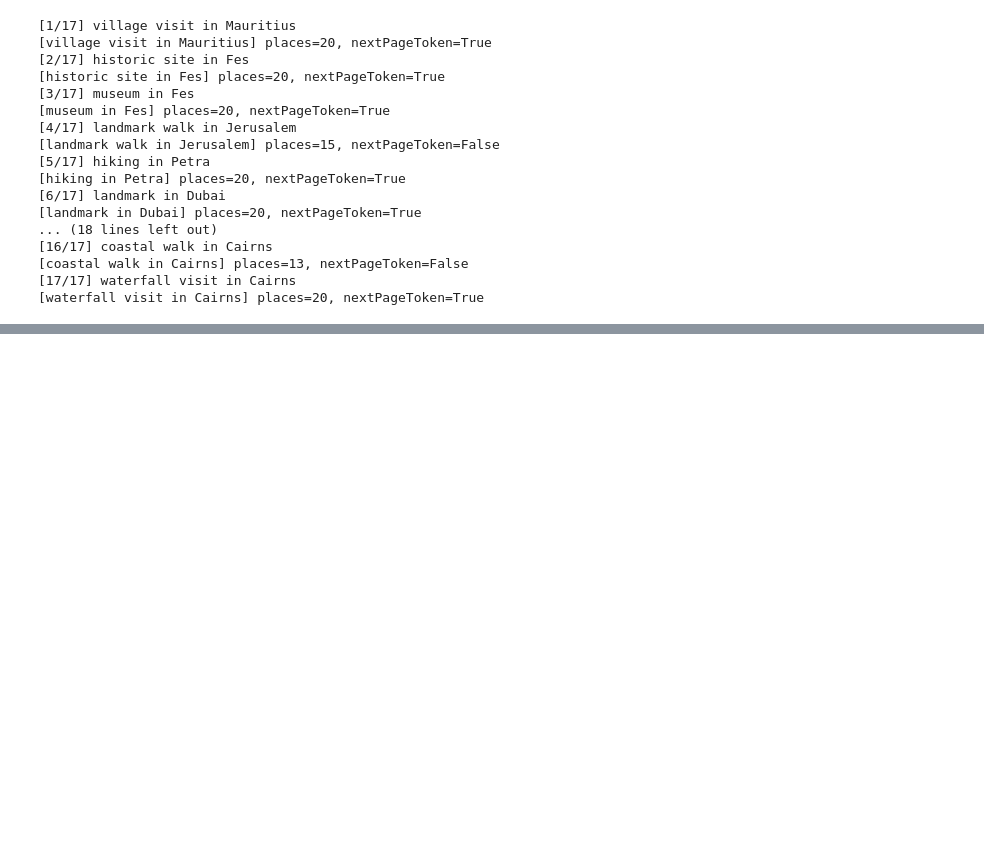
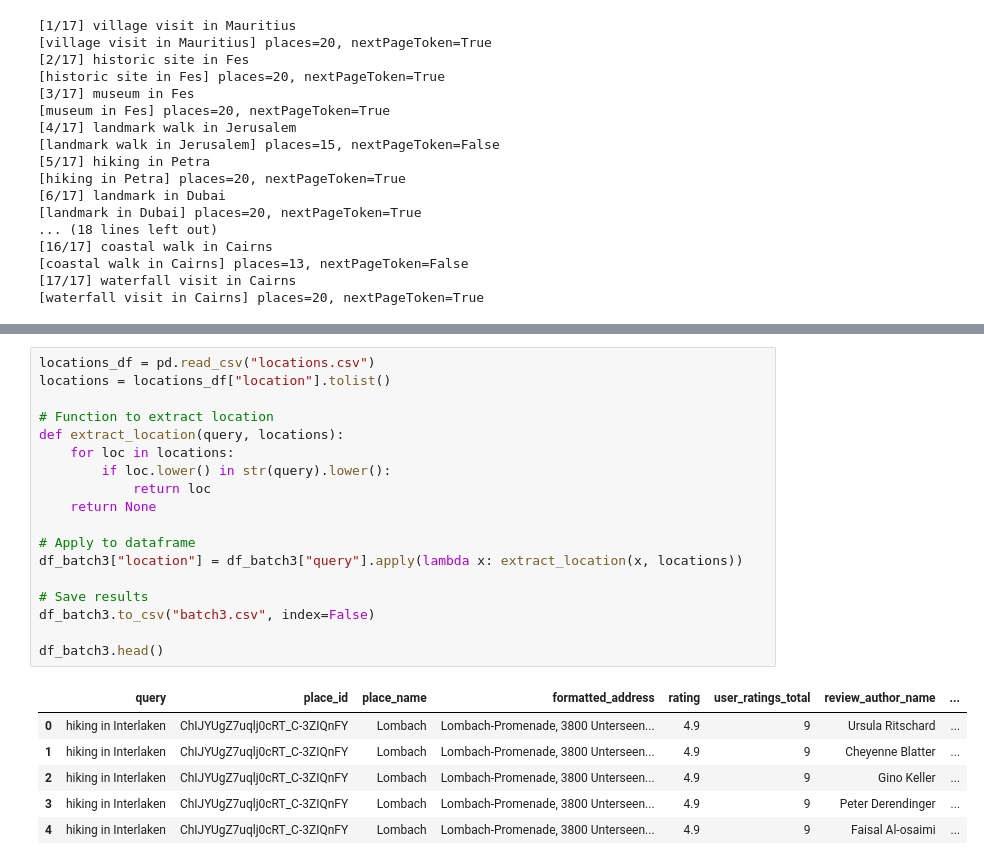
Before and after one commit to benluff303/swipe-sense, a Jupyter notebook: Big_API_caller.ipynb, the cells around one changed output, grey strips where cells are left out. Saved outputs shown, nothing was run; the diff lists cells and outputs as text; blank space fills up the shorter version.

```diff
--- a/Big_API_caller.ipynb
+++ b/Big_API_caller.ipynb
@@ -593,0 +658,25 @@ df_batch6.tail()
+# %%
+locations_df = pd.read_csv("locations.csv")
+locations = locations_df["location"].tolist()
+
+# Function to extract location
+def extract_location(query, locations):
+    for loc in locations:
+        if loc.lower() in str(query).lower():
+            return loc
+    return None
+
+# Apply to dataframe
+df_batch3["location"] = df_batch3["query"].apply(lambda x: extract_location(x, locations))
+
+# Save results
+df_batch3.to_csv("batch3.csv", index=False)
+
+df_batch3.head()
+# %% [output]
+|  | query | place_id | place_name | formatted_address | rating | user_ratings_total | review_author_name | ... |
+| 0 | hiking in Interlaken | ChIJYUgZ7uqlj0cRT_C-3ZIQnFY | Lombach | Lombach-Promenade, 3800 Unterseen... | 4.9 | 9 | Ursula Ritschard | ... |
+| 1 | hiking in Interlaken | ChIJYUgZ7uqlj0cRT_C-3ZIQnFY | Lombach | Lombach-Promenade, 3800 Unterseen... | 4.9 | 9 | Cheyenne Blatter | ... |
+| 2 | hiking in Interlaken | ChIJYUgZ7uqlj0cRT_C-3ZIQnFY | Lombach | Lombach-Promenade, 3800 Unterseen... | 4.9 | 9 | Gino Keller | ... |
+| 3 | hiking in Interlaken | ChIJYUgZ7uqlj0cRT_C-3ZIQnFY | Lombach | Lombach-Promenade, 3800 Unterseen... | 4.9 | 9 | Peter Derendinger | ... |
+| 4 | hiking in Interlaken | ChIJYUgZ7uqlj0cRT_C-3ZIQnFY | Lombach | Lombach-Promenade, 3800 Unterseen... | 4.9 | 9 | Faisal Al-osaimi | ... |
```
Also changed, not shown: parts of 19 cells of this notebook.
